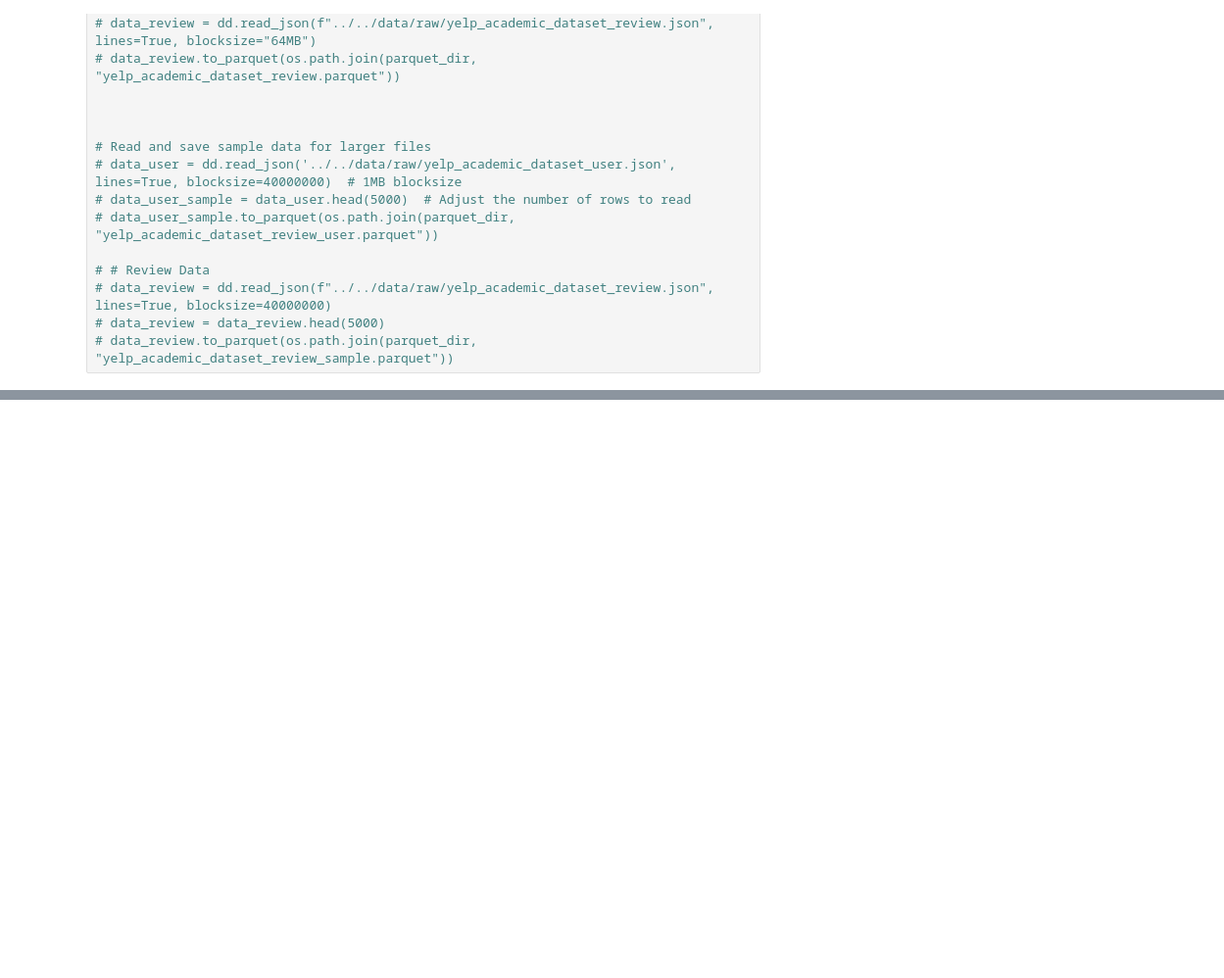
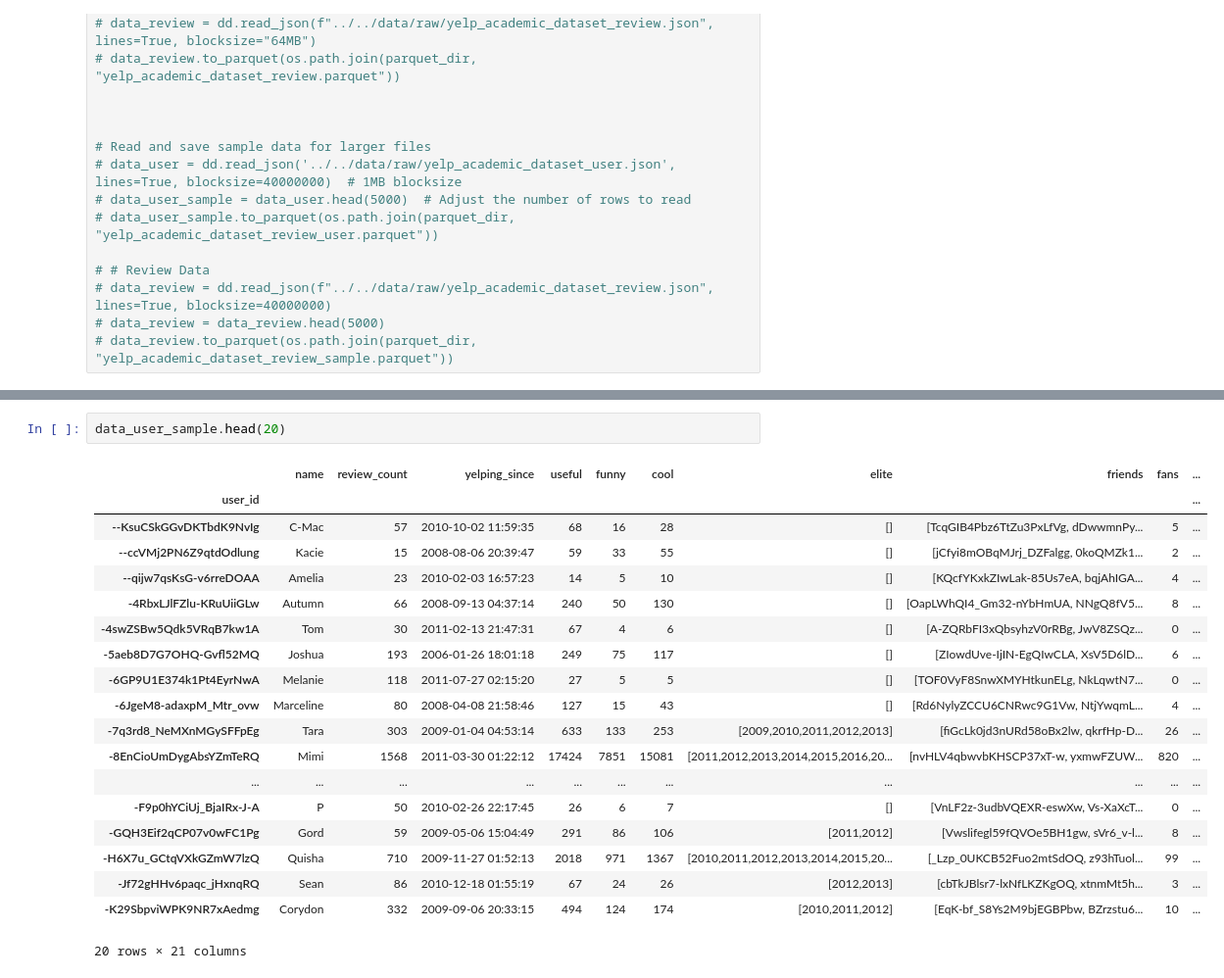
Before and after one commit to TeddyBytes/ML-Projects, a Jupyter notebook: Business Recommendation System/src/visualization/visualize.ipynb, the cells around one changed output, grey strips where cells are left out. Shown at 98% size. Drawn from its saved outputs; the diff is of its cells as text; blank space fills up the shorter version.

```diff
--- a/Business Recommendation System/src/visualization/visualize.ipynb
+++ b/Business Recommendation System/src/visualization/visualize.ipynb
@@ -165,0 +180,22 @@ for df_name in df_dict:
+# %%
+data_user_sample.head(20)
+# %% [output]
+|  | name | review_count | yelping_since | useful | funny | cool | elite | friends | fans | ... |
+| user_id |  |  |  |  |  |  |  |  |  | ... |
+| --KsuCSkGGvDKTbdK9NvIg | C-Mac | 57 | 2010-10-02 11:59:35 | 68 | 16 | 28 | [] | [TcqGIB4Pbz6TtZu3PxLfVg, dDwwmnPy... | 5 | ... |
+| --ccVMj2PN6Z9qtdOdlung | Kacie | 15 | 2008-08-06 20:39:47 | 59 | 33 | 55 | [] | [jCfyi8mOBqMJrj_DZFalgg, 0koQMZk1... | 2 | ... |
+| --qijw7qsKsG-v6rreDOAA | Amelia | 23 | 2010-02-03 16:57:23 | 14 | 5 | 10 | [] | [KQcfYKxkZIwLak-85Us7eA, bqjAhIGA... | 4 | ... |
+| -4RbxLJlFZlu-KRuUiiGLw | Autumn | 66 | 2008-09-13 04:37:14 | 240 | 50 | 130 | [] | [OapLWhQI4_Gm32-nYbHmUA, NNgQ8fV5... | 8 | ... |
+| -4swZSBw5Qdk5VRqB7kw1A | Tom | 30 | 2011-02-13 21:47:31 | 67 | 4 | 6 | [] | [A-ZQRbFI3xQbsyhzV0rRBg, JwV8ZSQz... | 0 | ... |
+| -5aeb8D7G7OHQ-Gvfl52MQ | Joshua | 193 | 2006-01-26 18:01:18 | 249 | 75 | 117 | [] | [ZIowdUve-IjIN-EgQIwCLA, XsV5D6lD... | 6 | ... |
+| -6GP9U1E374k1Pt4EyrNwA | Melanie | 118 | 2011-07-27 02:15:20 | 27 | 5 | 5 | [] | [TOF0VyF8SnwXMYHtkunELg, NkLqwtN7... | 0 | ... |
+| -6JgeM8-adaxpM_Mtr_ovw | Marceline | 80 | 2008-04-08 21:58:46 | 127 | 15 | 43 | [] | [Rd6NylyZCCU6CNRwc9G1Vw, NtjYwqmL... | 4 | ... |
+| -7q3rd8_NeMXnMGySFFpEg | Tara | 303 | 2009-01-04 04:53:14 | 633 | 133 | 253 | [2009,2010,2011,2012,2013] | [fiGcLk0jd3nURd58oBx2lw, qkrfHp-D... | 26 | ... |
+| -8EnCioUmDygAbsYZmTeRQ | Mimi | 1568 | 2011-03-30 01:22:12 | 17424 | 7851 | 15081 | [2011,2012,2013,2014,2015,2016,20... | [nvHLV4qbwvbKHSCP37xT-w, yxmwFZUW... | 820 | ... |
+| ... | ... | ... | ... | ... | ... | ... | ... | ... | ... | ... |
+| -F9p0hYCiUj_BjaIRx-J-A | P | 50 | 2010-02-26 22:17:45 | 26 | 6 | 7 | [] | [VnLF2z-3udbVQEXR-eswXw, Vs-XaXcT... | 0 | ... |
+| -GQH3Eif2qCP07v0wFC1Pg | Gord | 59 | 2009-05-06 15:04:49 | 291 | 86 | 106 | [2011,2012] | [Vwslifegl59fQVOe5BH1gw, sVr6_v-l... | 8 | ... |
+| -H6X7u_GCtqVXkGZmW7lzQ | Quisha | 710 | 2009-11-27 01:52:13 | 2018 | 971 | 1367 | [2010,2011,2012,2013,2014,2015,20... | [_Lzp_0UKCB52Fuo2mtSdOQ, z93hTuol... | 99 | ... |
+| -Jf72gHHv6paqc_jHxnqRQ | Sean | 86 | 2010-12-18 01:55:19 | 67 | 24 | 26 | [2012,2013] | [cbTkJBlsr7-lxNfLKZKgOQ, xtnmMt5h... | 3 | ... |
+| -K29SbpviWPK9NR7xAedmg | Corydon | 332 | 2009-09-06 20:33:15 | 494 | 124 | 174 | [2010,2011,2012] | [EqK-bf_S8Ys2M9bjEGBPbw, BZrzstu6... | 10 | ... |
+20 rows × 21 columns
```
Also changed, not shown: parts of 4 cells of this notebook.
